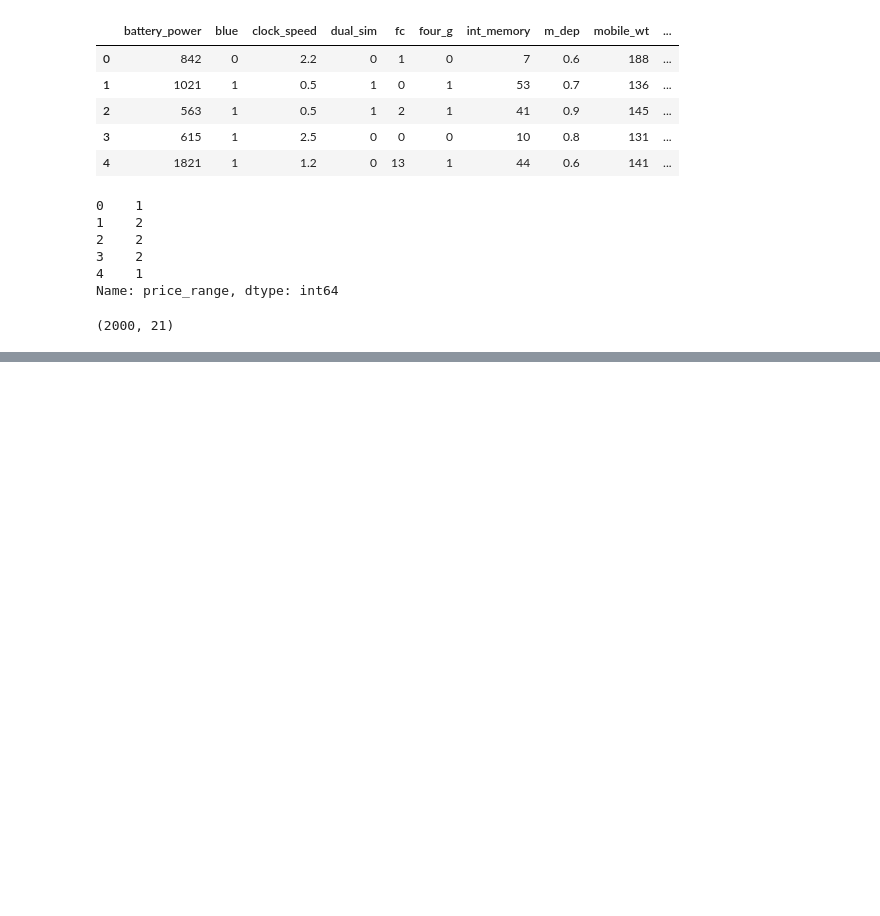
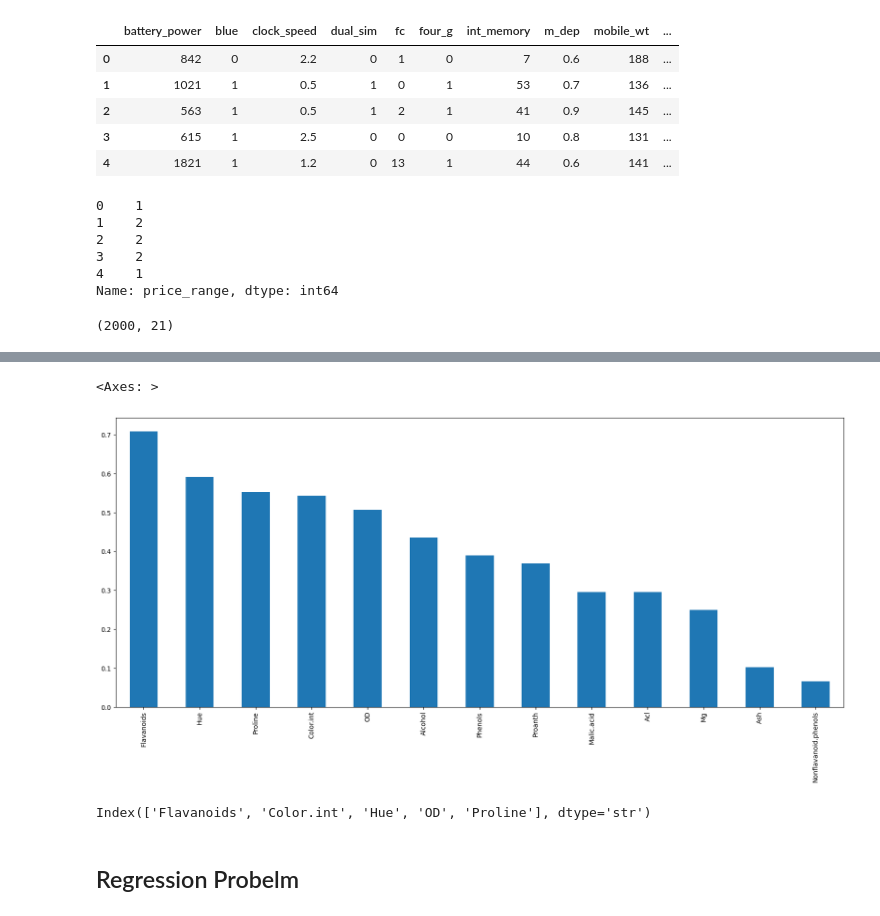
Before and after one commit to Tarun-nagpal07/feature_engineering, a Jupyter notebook: Feature_Selection.ipynb, the cells around one changed output, grey strips where cells are left out. Saved outputs shown, nothing was run; the diff lists cells and outputs as text; code cells hidden in the pictures; blank space fills up the shorter version.

```diff
--- a/Feature_Selection.ipynb
+++ b/Feature_Selection.ipynb
@@ -49,0 +568,3 @@ dfscores = pd.DataFrame(ordered_feature.scores_,columns=['Scores'])
+# %%
+df=pd.read_csv('https://gist.githubusercontent.com/tijptjik/9408623/raw/b237fa5848349a14a14e5d4107dc7897c21951f5/wine.csv')
+df.head()
@@ -49,0 +602,3 @@ dfscores = pd.DataFrame(ordered_feature.scores_,columns=['Scores'])
+# %%
+from sklearn.model_selection import train_test_split
+X_train,X_test,y_train,y_test = train_test_split(df.drop('Wine',axis=1),df['Wine'],test_size=0.3,random_state=42)
@@ -49,0 +622,5 @@ dfscores = pd.DataFrame(ordered_feature.scores_,columns=['Scores'])
+# %%
+from sklearn.feature_selection import mutual_info_classif
+
+mutual_info = mutual_info_classif(X_train,y_train)
+mutual_info
@@ -49,0 +631,4 @@ dfscores = pd.DataFrame(ordered_feature.scores_,columns=['Scores'])
+# %%
+mutual_info = pd.Series(mutual_info)
+mutual_info.index = X_train.columns
+mutual_info.sort_values(ascending=False)
@@ -49,0 +650,5 @@ dfscores = pd.DataFrame(ordered_feature.scores_,columns=['Scores'])
+# %%
+mutual_info.sort_values(ascending=False).plot.bar(figsize=(20,8))
+# %% [output]
+<Axes: >
+[figure, added]
@@ -49,0 +657,8 @@ dfscores = pd.DataFrame(ordered_feature.scores_,columns=['Scores'])
+# %%
+sel_five_col = SelectKBest(mutual_info_classif,k=5)
+sel_five_col.fit(X_train,y_train)
+X_train.columns[sel_five_col.get_support()]
+# %% [output]
+Index(['Flavanoids', 'Color.int', 'Hue', 'OD', 'Proline'], dtype='str')
+# %% [markdown]
+## Regression Probelm
```
Also changed, not shown: parts of 63 cells of this notebook, 13 other files.
